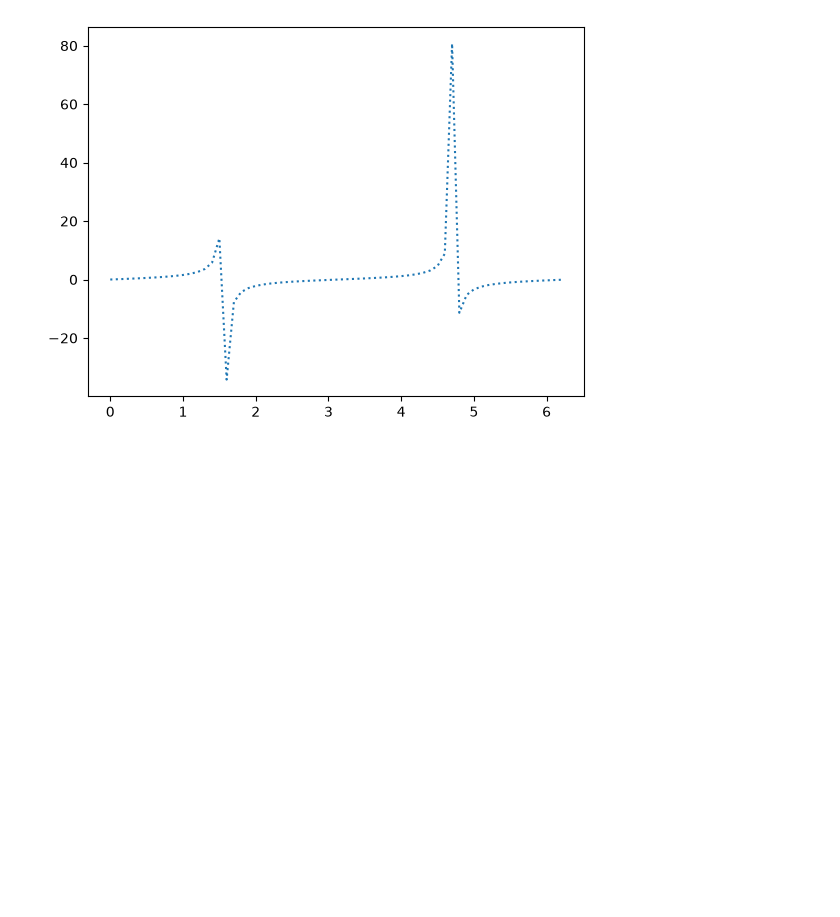
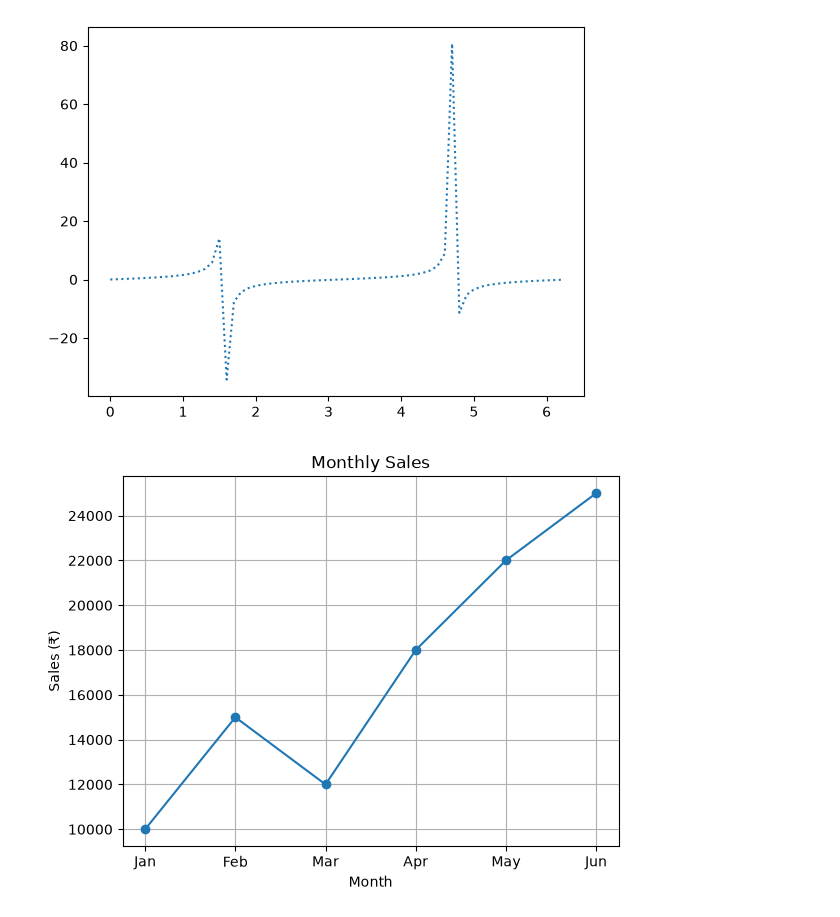
Before and after one commit to gtejas-45/Started-Python, a Jupyter notebook: LibraryALL/matplotlib.ipynb, the cells around one changed output. Drawn from its saved outputs; the diff is of its cells as text; code cells hidden in the pictures; blank space fills up the shorter version.

```diff
--- a/LibraryALL/matplotlib.ipynb
+++ b/LibraryALL/matplotlib.ipynb
@@ -93,3 +93,17 @@ plt.plot(x,y,ls=":")
 # %% [output]
 [<matplotlib.lines.Line2D at 0x...>]
 [figure]
+# %%
+months = ["Jan", "Feb", "Mar", "Apr", "May", "Jun"]
+sales = [10000, 15000, 12000, 18000, 22000, 25000]
+
+plt.plot(months, sales, marker="o")
+
+plt.title("Monthly Sales")
+plt.xlabel("Month")
+plt.ylabel("Sales (₹)")
+
+plt.grid(True)
+plt.show()
+# %% [output]
+[figure, added]
```
Also changed, not shown: parts of 27 cells of this notebook, 15 other files.
